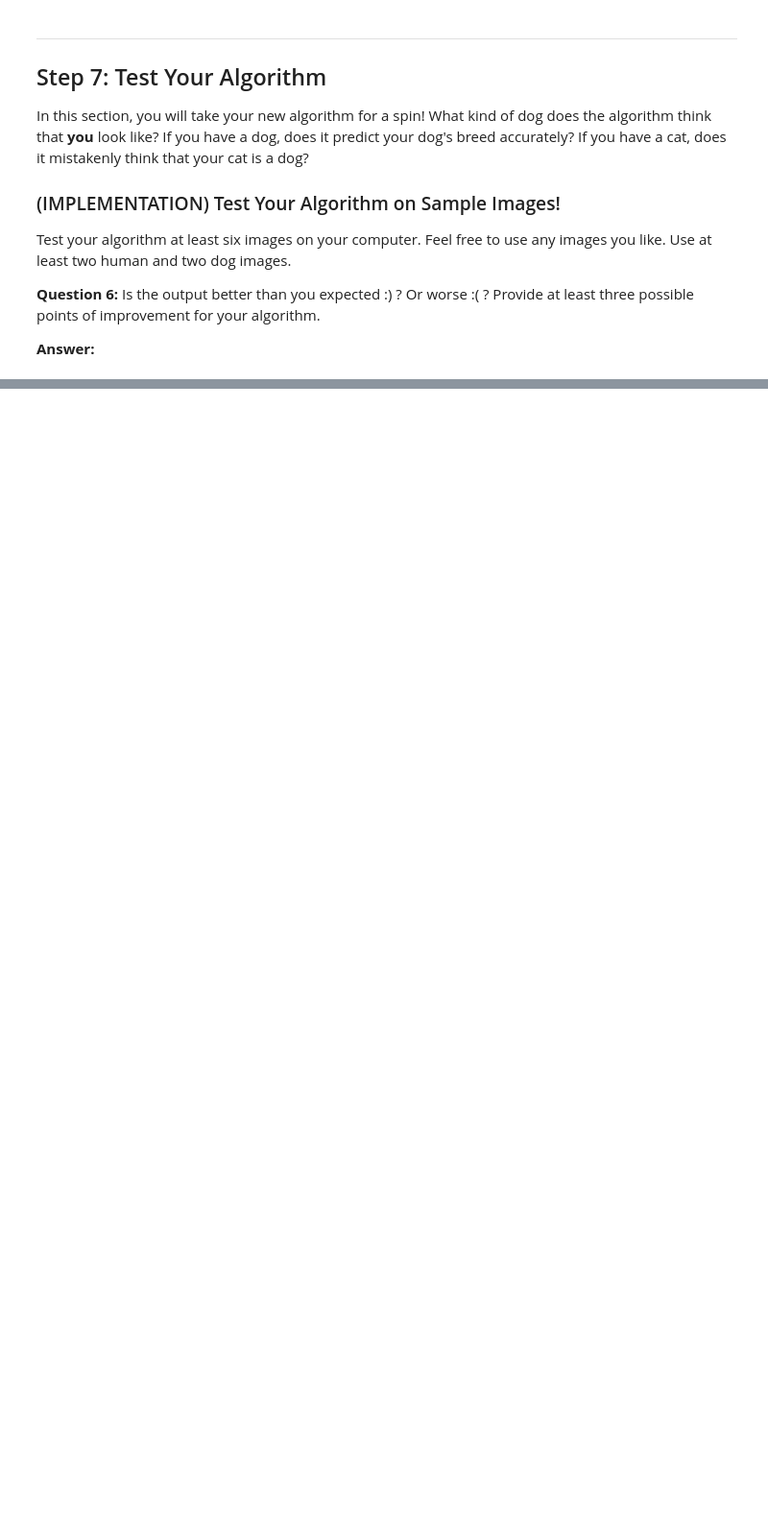
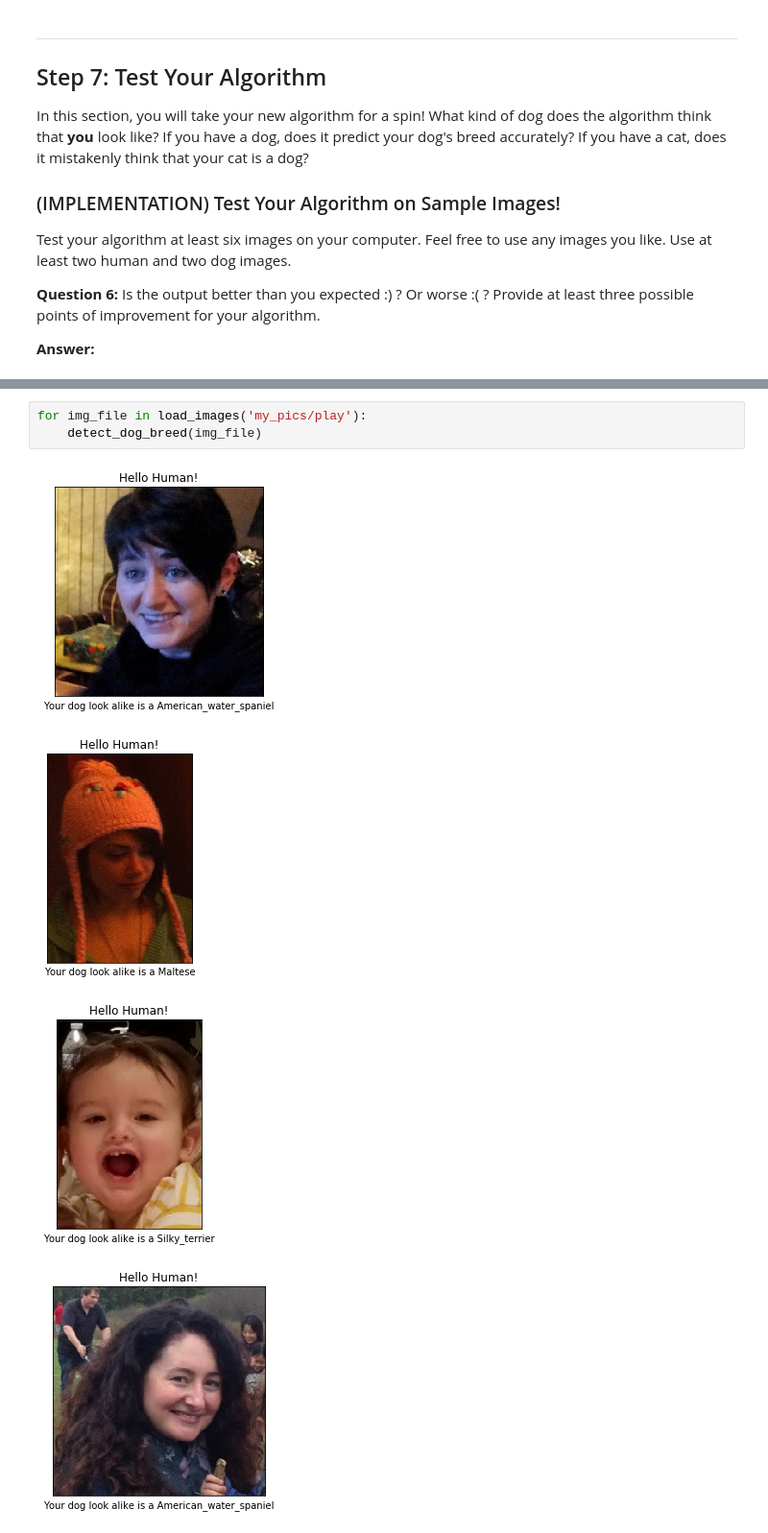
Before and after one commit to younessassassi/dog-project, a Jupyter notebook: dog_app.ipynb, the cells around one changed output, grey strips where cells are left out. Shown at 96% size. Drawn from its saved outputs; the diff is of its cells as text; blank space fills up the shorter version.

```diff
--- a/dog_app.ipynb
+++ b/dog_app.ipynb
@@ -720,0 +777,8 @@ __Answer:__
+# %%
+for img_file in load_images('my_pics/play'):
+    detect_dog_breed(img_file)
+# %% [output]
+[figure, added]
+[figure, added]
+[figure, added]
+[figure, added]
```
Also changed, not shown: parts of 6 cells of this notebook, 7 other files.
